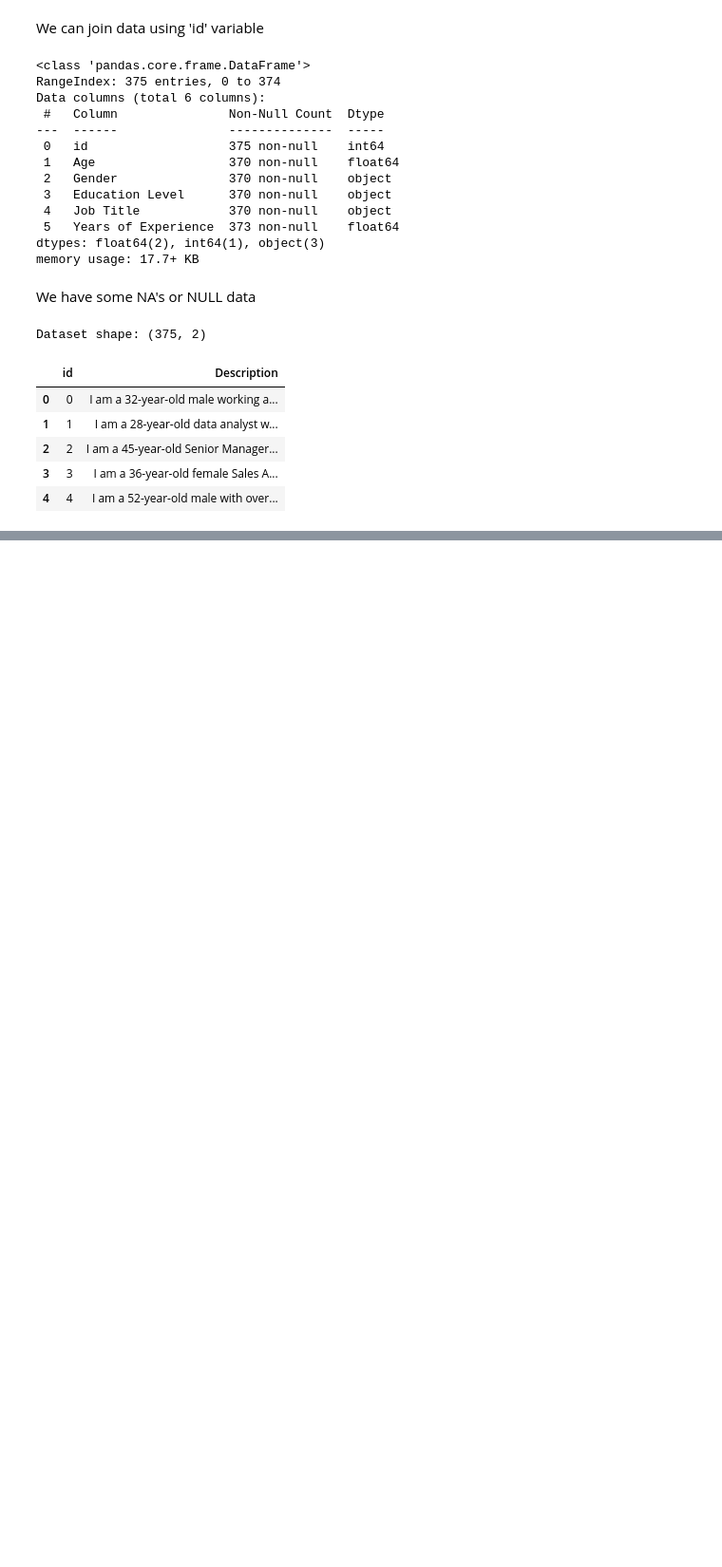
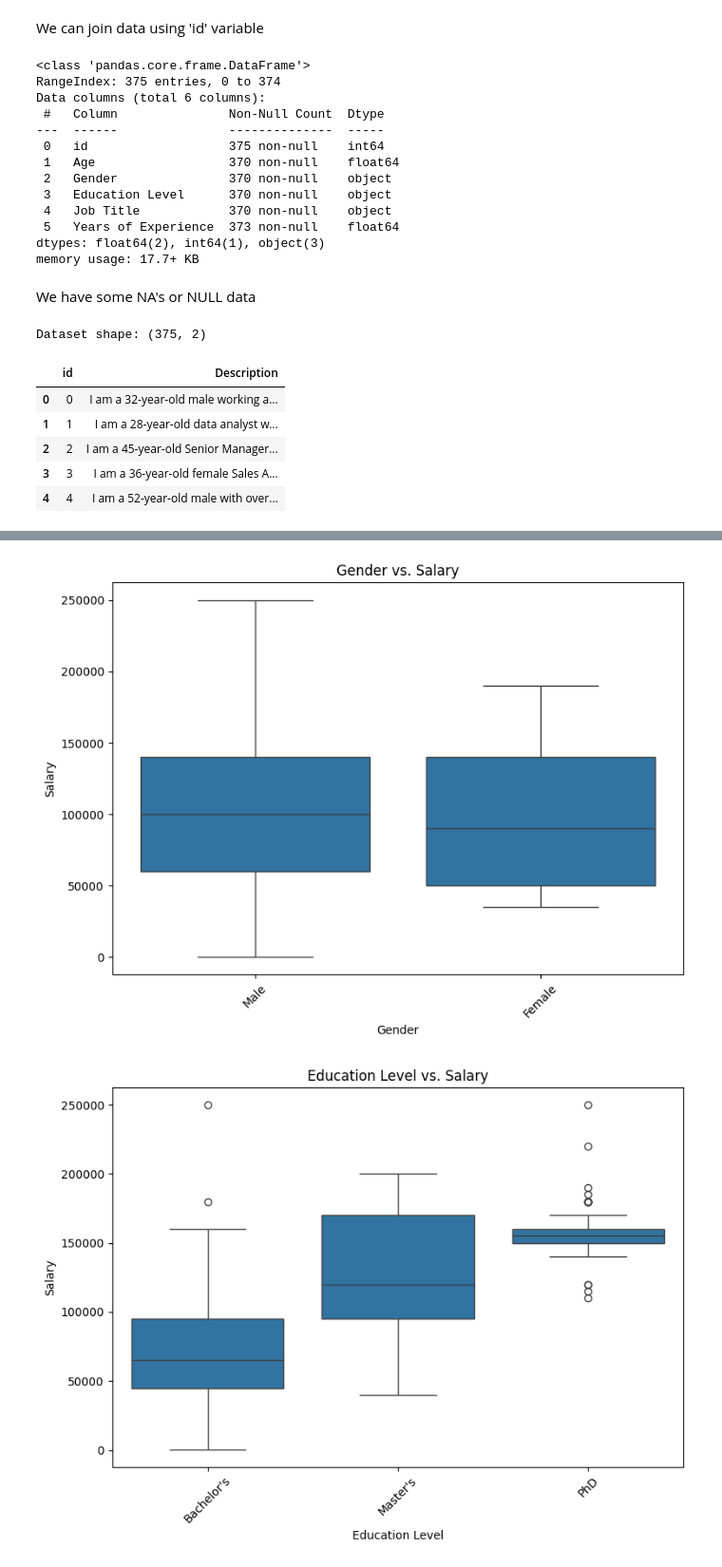
Before and after one commit to cristianrohr/challenge-prediction-salary, a Jupyter notebook: salary-prediction/notebooks/01_EDA.ipynb, the cells around one changed output, grey strips where cells are left out. Shown at 95% size. Drawn from its saved outputs; the diff is of its cells as text; code cells hidden in the pictures; blank space fills up the shorter version.

```diff
--- a/salary-prediction/notebooks/01_EDA.ipynb
+++ b/salary-prediction/notebooks/01_EDA.ipynb
@@ -90,0 +139,31 @@ Dataset shape: (375, 2)
+# %%
+# Categorical variables analysis
+categorical_cols = merged_data.select_dtypes(include=['object']).columns
+
+# Create visualizations for categorical variables
+for col in categorical_cols:
+    plt.figure(figsize=(8, 6))
+    if merged_data[col].nunique() < 10:
+        # For columns with few unique values
+        sns.boxplot(x=col, y='Salary', data=merged_data)
+        plt.xticks(rotation=45)
+    else:
+        # For columns with many unique values
+        # Group and show top 10 categories by average salary
+        top_categories = merged_data.groupby(col)['Salary'].mean().sort_values(ascending=False).head(10).index
+        sns.boxplot(x=col, y='Salary', data=merged_data[merged_data[col].isin(top_categories)])
+        plt.xticks(rotation=90)
+
+    plt.title(f'{col} vs. Salary')
+    plt.tight_layout()
+    plt.show()
+
+# Look at text features - if job descriptions are available
+if 'job_description' in merged_data.columns:
+    # Sample first 5 job descriptions to understand the data
+    print("Sample job descriptions:")
+    for i, desc in enumerate(merged_data['job_description'].head(5)):
+        print(f"\nDescription {i+1}:\n{desc[:300]}...")
+# %% [output]
+[figure, added]
+[figure, added]
```
Also changed, not shown: parts of 11 cells of this notebook, 2 other files.
